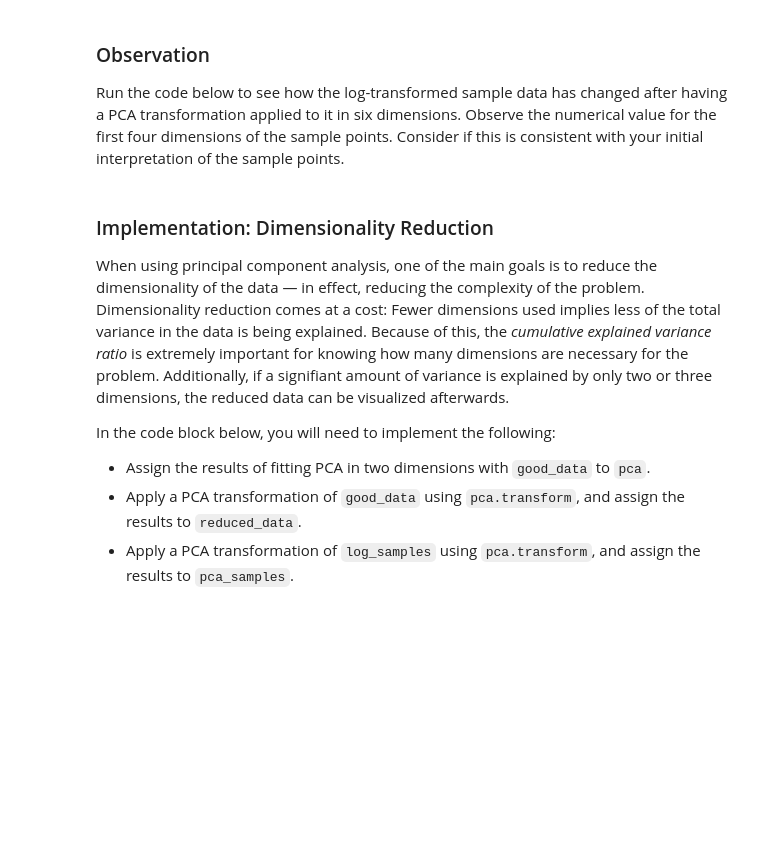
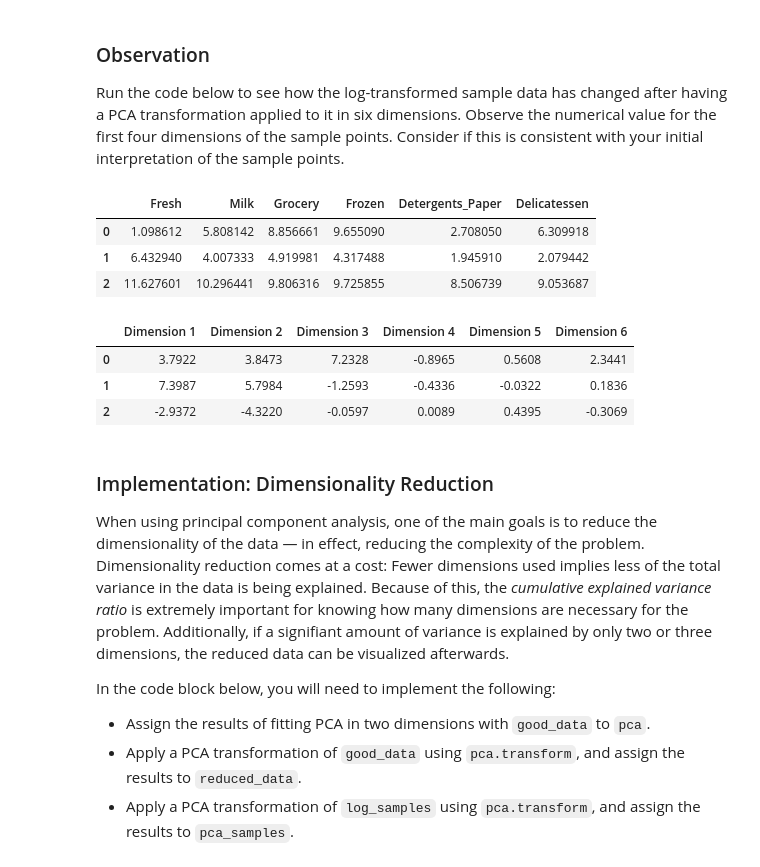
Before and after one commit to aktse/udacity-mlnd, a Jupyter notebook: projects/customer_segments/customer_segments.ipynb, the cells around one changed output. Cells and saved outputs as stored; diff of their text form; code cells hidden in the pictures; blank space fills up the shorter version.

```diff
--- a/projects/customer_segments/customer_segments.ipynb
+++ b/projects/customer_segments/customer_segments.ipynb
@@ -230,7 +345,17 @@ pca_results = vs.pca_results(good_data, pca)
 Run the code below to see how the log-transformed sample data has changed after having a PCA transformation applied to it in six dimensions. Observe the numerical value for the first four dimensions of the sample points. Consider if this is consistent with your initial interpretation of the sample points.
 # %%
 # Display sample log-data after having a PCA transformation applied
+display(log_samples)
 display(pd.DataFrame(np.round(pca_samples, 4), columns = pca_results.index.values))
+# %% [output]
+|  | Fresh | Milk | Grocery | Frozen | Detergents_Paper | Delicatessen |
+| 0 | 1.098612 | 5.808142 | 8.856661 | 9.655090 | 2.708050 | 6.309918 |
+| 1 | 6.432940 | 4.007333 | 4.919981 | 4.317488 | 1.945910 | 2.079442 |
+| 2 | 11.627601 | 10.296441 | 9.806316 | 9.725855 | 8.506739 | 9.053687 |
+|  | Dimension 1 | Dimension 2 | Dimension 3 | Dimension 4 | Dimension 5 | Dimension 6 |
+| 0 | 3.7922 | 3.8473 | 7.2328 | -0.8965 | 0.5608 | 2.3441 |
+| 1 | 7.3987 | 5.7984 | -1.2593 | -0.4336 | -0.0322 | 0.1836 |
+| 2 | -2.9372 | -4.3220 | -0.0597 | 0.0089 | 0.4395 | -0.3069 |
 # %% [markdown]
 ### Implementation: Dimensionality Reduction
 When using principal component analysis, one of the main goals is to reduce the dimensionality of the data — in effect, reducing the complexity of the problem. Dimensionality reduction comes at a cost: Fewer dimensions used implies less of the total variance in the data is being explained. Because of this, the *cumulative explained variance ratio* is extremely important for knowing how many dimensions are necessary for the problem. Additionally, if a signifiant amount of variance is explained by only two or three dimensions, the reduced data can be visualized afterwards.
```
Also changed, not shown: parts of 12 cells of this notebook.
